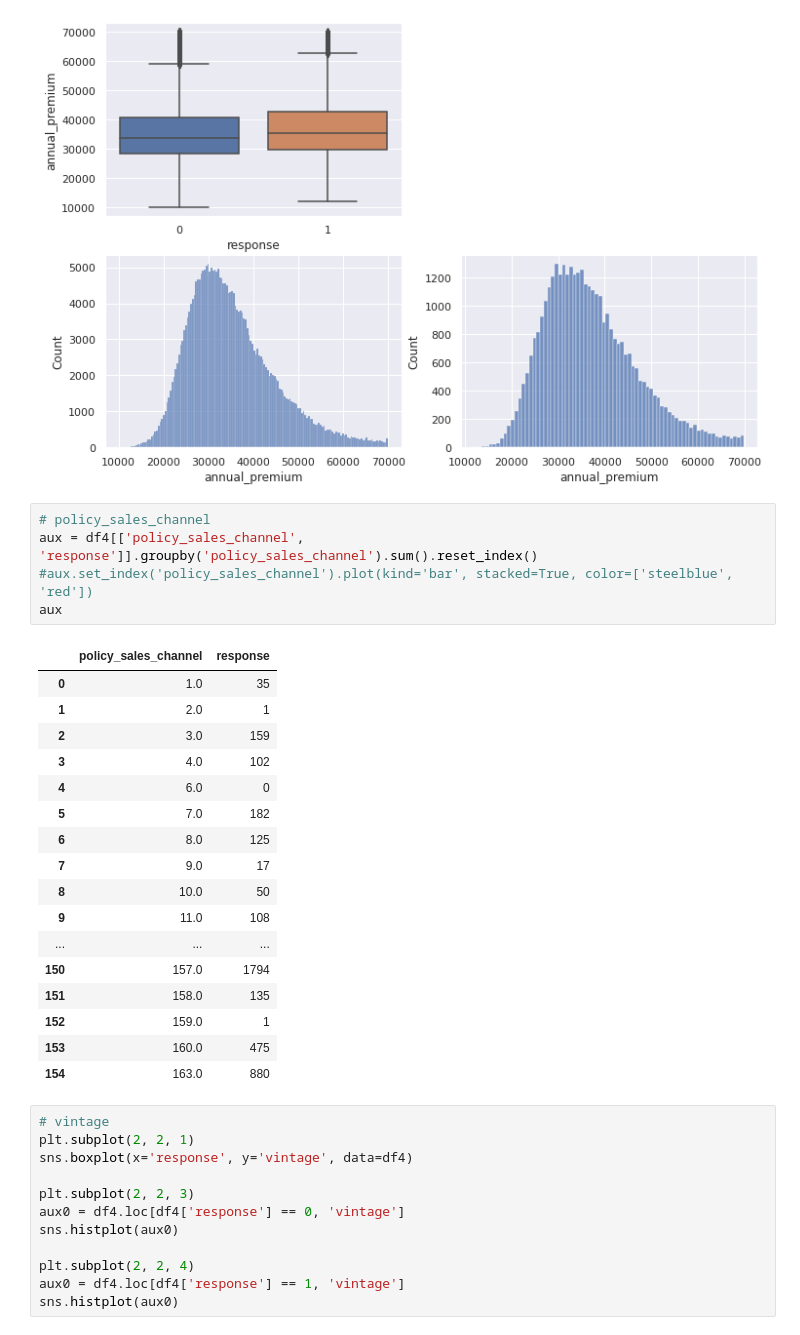
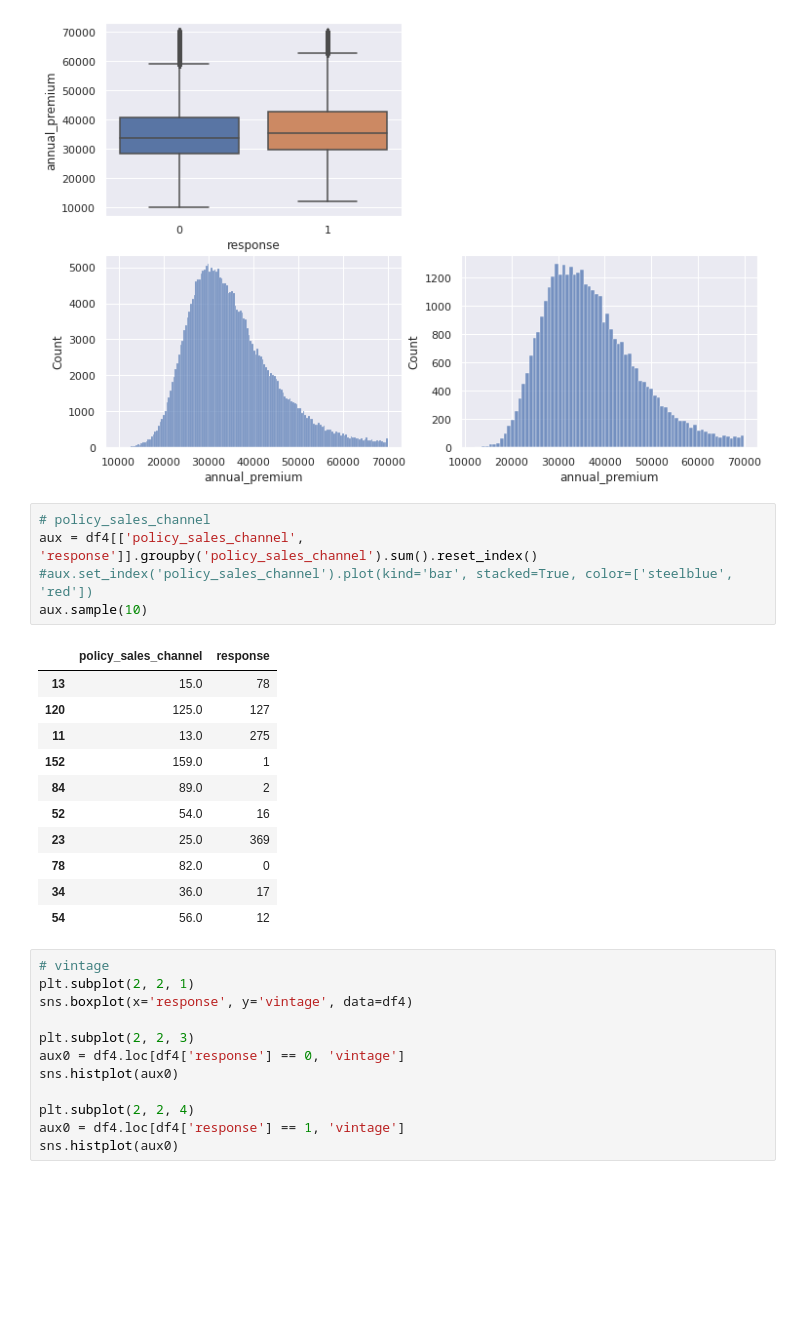
Before and after one commit to rmouram/health_insurance, a Jupyter notebook: v1.0-Health_insurance_cross_sell.ipynb, the cells around one changed output. Drawn from its saved outputs; the diff is of its cells as text; blank space fills up the shorter version.

```diff
--- a/v1.0-Health_insurance_cross_sell.ipynb
+++ b/v1.0-Health_insurance_cross_sell.ipynb
@@ -350,26 +350,20 @@ sns.histplot(aux0)
 # %%
 # policy_sales_channel
 aux = df4[['policy_sales_channel', 'response']].groupby('policy_sales_channel').sum().reset_index()
 #aux.set_index('policy_sales_channel').plot(kind='bar', stacked=True, color=['steelblue', 'red'])
-aux
+aux.sample(10)
 # %% [output]
 |  | policy_sales_channel | response |
-| 0 | 1.0 | 35 |
-| 1 | 2.0 | 1 |
-| 2 | 3.0 | 159 |
-| 3 | 4.0 | 102 |
-| 4 | 6.0 | 0 |
-| 5 | 7.0 | 182 |
-| 6 | 8.0 | 125 |
-| 7 | 9.0 | 17 |
-| 8 | 10.0 | 50 |
-| 9 | 11.0 | 108 |
-| ... | ... | ... |
-| 150 | 157.0 | 1794 |
-| 151 | 158.0 | 135 |
+| 13 | 15.0 | 78 |
+| 120 | 125.0 | 127 |
+| 11 | 13.0 | 275 |
 | 152 | 159.0 | 1 |
-| 153 | 160.0 | 475 |
-| 154 | 163.0 | 880 |
+| 84 | 89.0 | 2 |
+| 52 | 54.0 | 16 |
+| 23 | 25.0 | 369 |
+| 78 | 82.0 | 0 |
+| 34 | 36.0 | 17 |
+| 54 | 56.0 | 12 |
 # %%
 # vintage
 plt.subplot(2, 2, 1)
```
Also changed, not shown: parts of 15 cells of this notebook, 7 other files.
